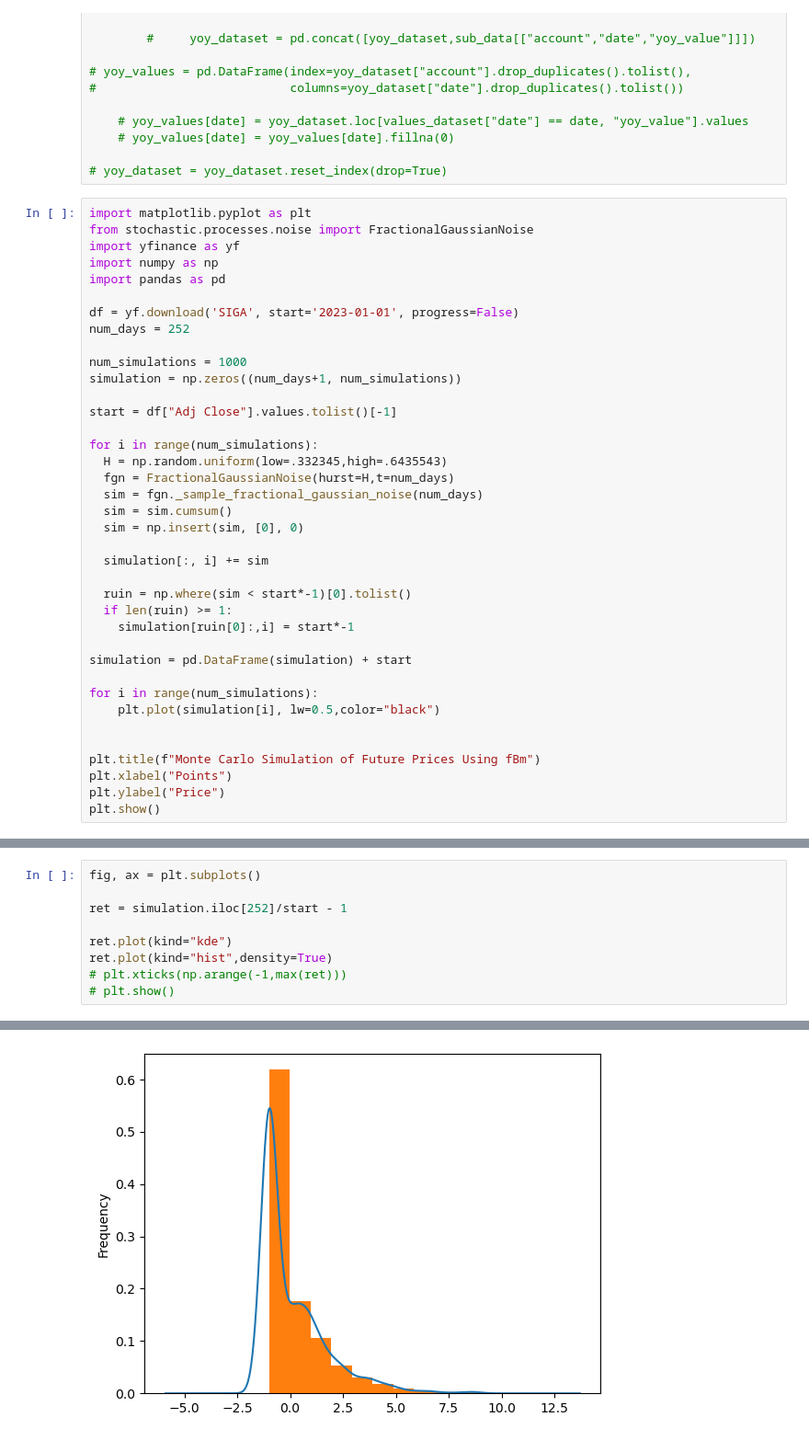
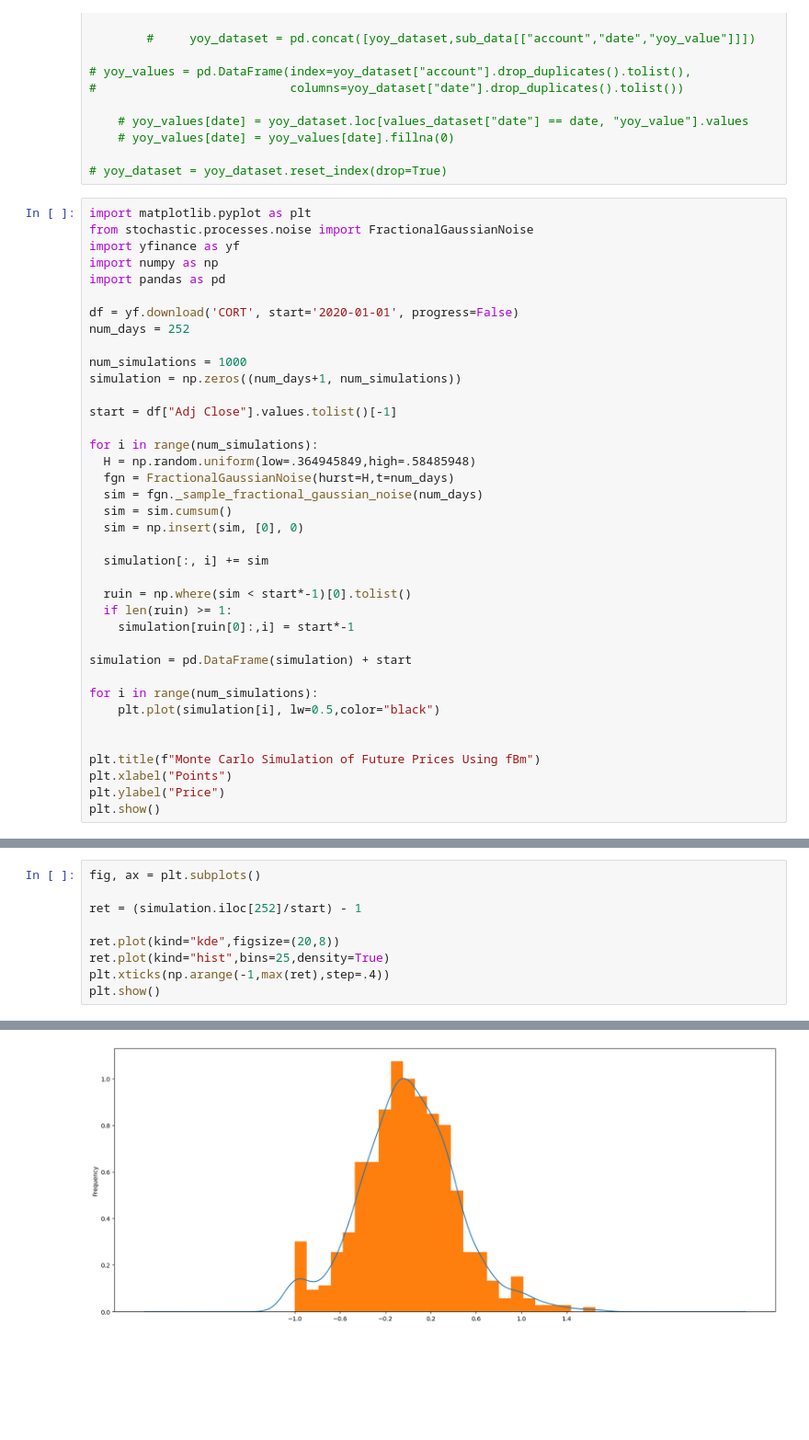
Before and after one commit to ab123-bruh/fund_temp, a Jupyter notebook: mvtest.ipynb, the cells around one changed output, grey strips where cells are left out. Shown at 92% size. Saved outputs shown, nothing was run; the diff lists cells and outputs as text; blank space fills up the shorter version.

```diff
--- a/mvtest.ipynb
+++ b/mvtest.ipynb
@@ -464,7 +464,7 @@ import yfinance as yf
 import numpy as np
 import pandas as pd
 
-df = yf.download('SIGA', start='2023-01-01', progress=False)
+df = yf.download('CORT', start='2020-01-01', progress=False)
 num_days = 252
 
 num_simulations = 1000
@@ -473,7 +473,7 @@ simulation = np.zeros((num_days+1, num_simulations))
 start = df["Adj Close"].values.tolist()[-1]
 
 for i in range(num_simulations):
-  H = np.random.uniform(low=.332345,high=.6435543)
+  H = np.random.uniform(low=.364945849,high=.58485948)
   fgn = FractionalGaussianNoise(hurst=H,t=num_days)
   sim = fgn._sample_fractional_gaussian_noise(num_days)
   sim = sim.cumsum()
@@ -500,10 +500,10 @@ plt.show()
 # %%
 fig, ax = plt.subplots()
 
-ret = simulation.iloc[252]/start - 1
+ret = (simulation.iloc[252]/start) - 1
 
-ret.plot(kind="kde")
-ret.plot(kind="hist",density=True)
-# plt.xticks(np.arange(-1,max(ret)))
-# plt.show()
+ret.plot(kind="kde",figsize=(20,8))
+ret.plot(kind="hist",bins=25,density=True)
+plt.xticks(np.arange(-1,max(ret),step=.4))
+plt.show()
 # %% [output]
@@ -511 +510 @@ ret.plot(kind="hist",density=True)
-[figure, old version]
+[figure, new version]
```
Also changed, not shown: parts of 5 cells of this notebook, 2 other files.
